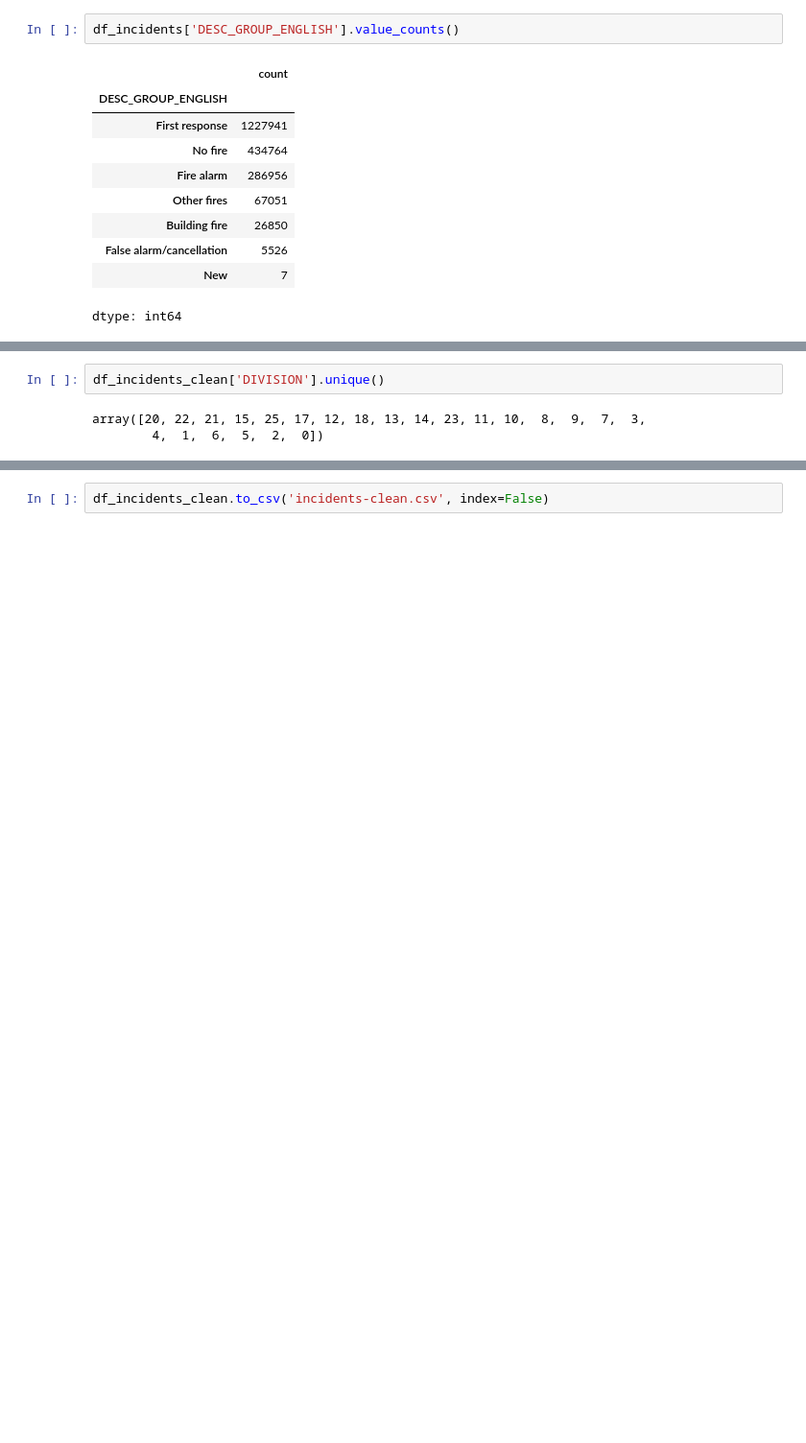
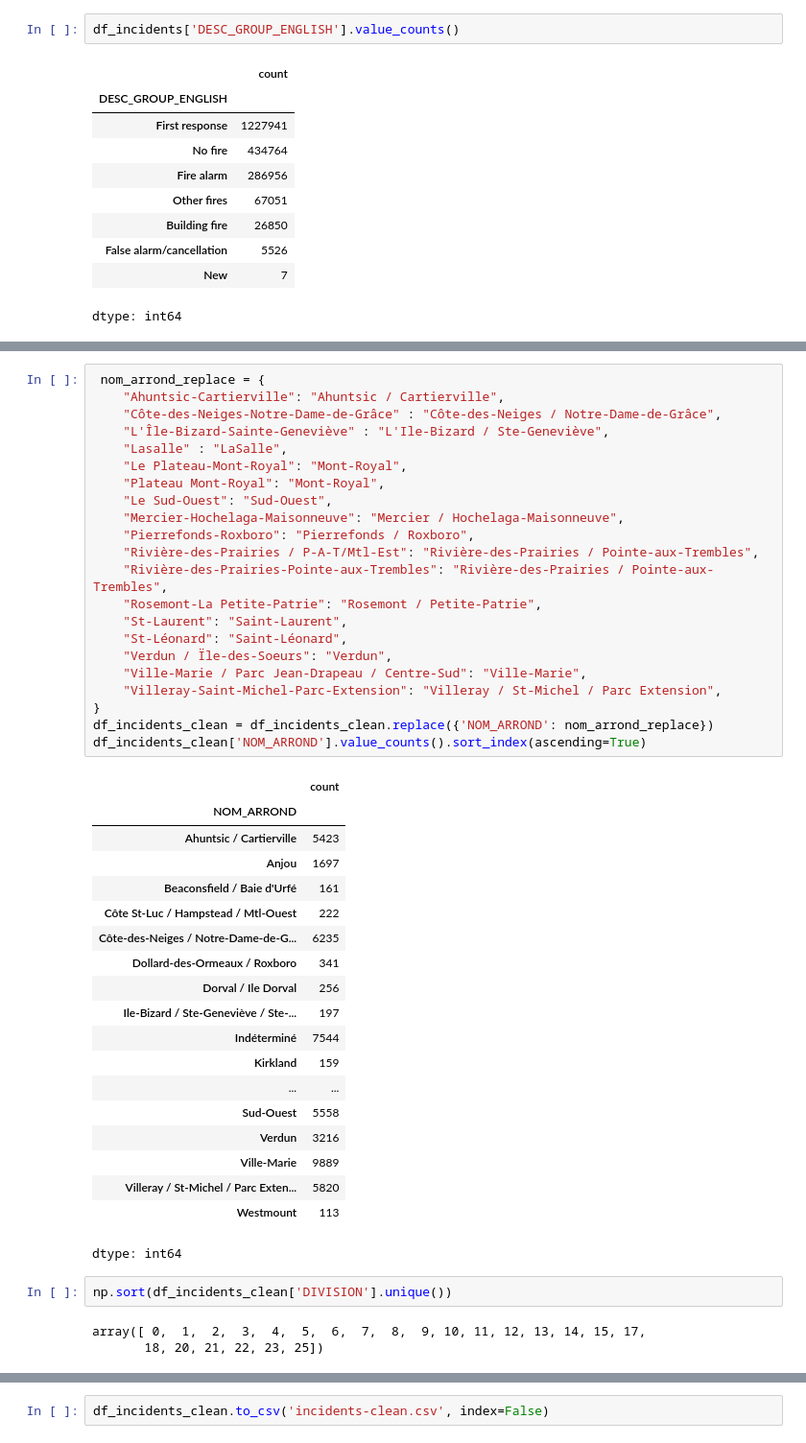
Before and after one commit to coddecses/ycbs299, a Jupyter notebook: notebooks/incidents_clean.ipynb, the cells around one changed output, grey strips where cells are left out. Shown: that part at 96% size. Drawn from its saved outputs; the diff is of its cells as text; blank space fills up the shorter version.

```diff
--- a/notebooks/incidents_clean.ipynb
+++ b/notebooks/incidents_clean.ipynb
@@ -188,6 +184,48 @@ array(['St-Léonard', 'Rosemont / Petite-Patrie',
+# %%
+ nom_arrond_replace = {
+    "Ahuntsic-Cartierville": "Ahuntsic / Cartierville",
+    "Côte-des-Neiges-Notre-Dame-de-Grâce" : "Côte-des-Neiges / Notre-Dame-de-Grâce",
+    "L'Île-Bizard-Sainte-Geneviève" : "L'Ile-Bizard / Ste-Geneviève",
+    "Lasalle" : "LaSalle",
+    "Le Plateau-Mont-Royal": "Mont-Royal",
+    "Plateau Mont-Royal": "Mont-Royal",
+    "Le Sud-Ouest": "Sud-Ouest",
+    "Mercier-Hochelaga-Maisonneuve": "Mercier / Hochelaga-Maisonneuve",
+    "Pierrefonds-Roxboro": "Pierrefonds / Roxboro",
+    "Rivière-des-Prairies / P-A-T/Mtl-Est": "Rivière-des-Prairies / Pointe-aux-Trembles",
+    "Rivière-des-Prairies-Pointe-aux-Trembles": "Rivière-des-Prairies / Pointe-aux-Trembles",
+    "Rosemont-La Petite-Patrie": "Rosemont / Petite-Patrie",
+    "St-Laurent": "Saint-Laurent",
+    "St-Léonard": "Saint-Léonard",
+    "Verdun / Ïle-des-Soeurs": "Verdun",
+    "Ville-Marie / Parc Jean-Drapeau / Centre-Sud": "Ville-Marie",
+    "Villeray-Saint-Michel-Parc-Extension": "Villeray / St-Michel / Parc Extension",
+}
+df_incidents_clean = df_incidents_clean.replace({'NOM_ARROND': nom_arrond_replace})
+df_incidents_clean['NOM_ARROND'].value_counts().sort_index(ascending=True)
+# %% [output]
+|  | count |
+| NOM_ARROND |  |
+| Ahuntsic / Cartierville | 5423 |
+| Anjou | 1697 |
+| Beaconsfield / Baie d'Urfé | 161 |
+| Côte St-Luc / Hampstead / Mtl-Ouest | 222 |
+| Côte-des-Neiges / Notre-Dame-de-G... | 6235 |
+| Dollard-des-Ormeaux / Roxboro | 341 |
+| Dorval / Ile Dorval | 256 |
+| Ile-Bizard / Ste-Geneviève / Ste-... | 197 |
+| Indéterminé | 7544 |
+| Kirkland | 159 |
+| ... | ... |
+| Sud-Ouest | 5558 |
+| Verdun | 3216 |
+| Ville-Marie | 9889 |
+| Villeray / St-Michel / Parc Exten... | 5820 |
+| Westmount | 113 |
+dtype: int64
 # %%
-df_incidents_clean['DIVISION'].unique()
+np.sort(df_incidents_clean['DIVISION'].unique())
 # %% [output]
-array([20, 22, 21, 15, 25, 17, 12, 18, 13, 14, 23, 11, 10,  8,  9,  7,  3,
-        4,  1,  6,  5,  2,  0])
+array([ 0,  1,  2,  3,  4,  5,  6,  7,  8,  9, 10, 11, 12, 13, 14, 15, 17,
+       18, 20, 21, 22, 23, 25])
 # %%
```
Also changed, not shown: parts of 8 cells of this notebook, 1 other file.
